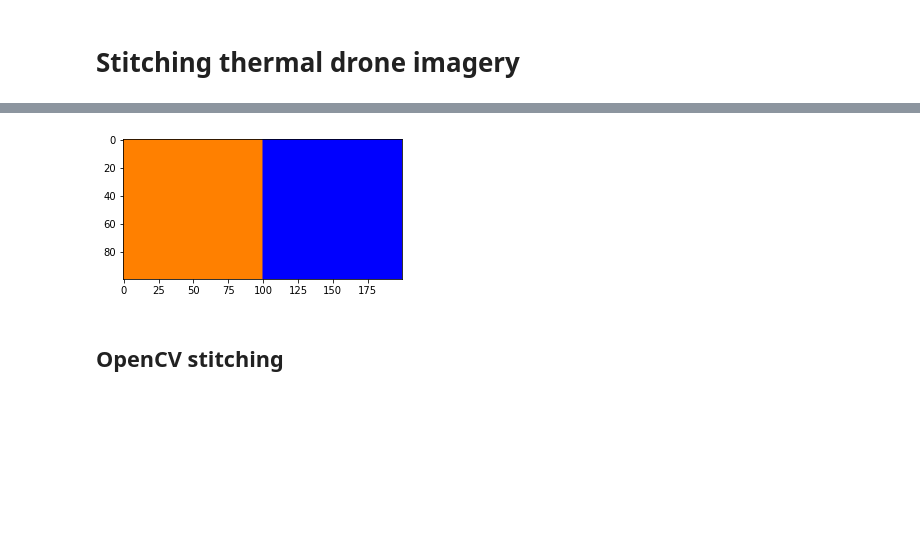
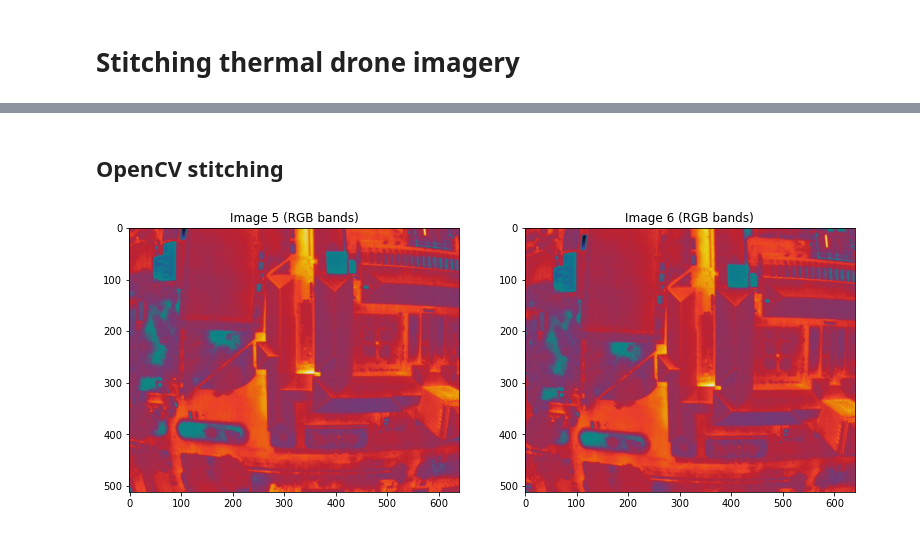
Before and after one commit to luke-scot/s4-thermal, a Jupyter notebook: drone-thermal-stitch.ipynb, the cells around one changed output, grey strips where cells are left out. Cells and saved outputs as stored; diff of their text form; code cells hidden in the pictures; blank space fills up the shorter version.

```diff
--- a/drone-thermal-stitch.ipynb
+++ b/drone-thermal-stitch.ipynb
@@ -95,13 +93,2 @@ Clipping input data to the valid range for imshow with RGB data ([0..1] for floa
-# %%
-# Demo it works
-array = np.zeros([100, 200, 3], dtype=np.uint8)
-array[:,:100] = [255, 128, 0] #Orange left side
-array[:,100:] = [0, 0, 255]   #Blue right side
-
-img = Image.fromarray(array)
-fig, ax = plt.subplots(1,1,figsize=[5,8])
-a = ax.imshow(array.astype(np.uint8))
-# %% [output]
-[figure, removed]
 # %% [markdown]
 ## OpenCV stitching
@@ -110,0 +95,9 @@ cv.imshow("Display",img)
+# %%
+fig, axs = plt.subplots(1,2,figsize=[13,5])
+for i, val in enumerate([5,6]):
+    imgEx = ro.open(merged.iloc[val]['imgPath'])
+    imgExArr = np.dstack((imgEx.read()[0],imgEx.read()[1],imgEx.read()[2]))
+    a = axs[i].imshow(imgExArr.astype(np.uint8))
+    axs[i].set_title('Image {} (RGB bands)'.format(val))
+# %% [output]
+[figure, added]
```
Also changed, not shown: parts of 20 cells of this notebook, 3 other files.
